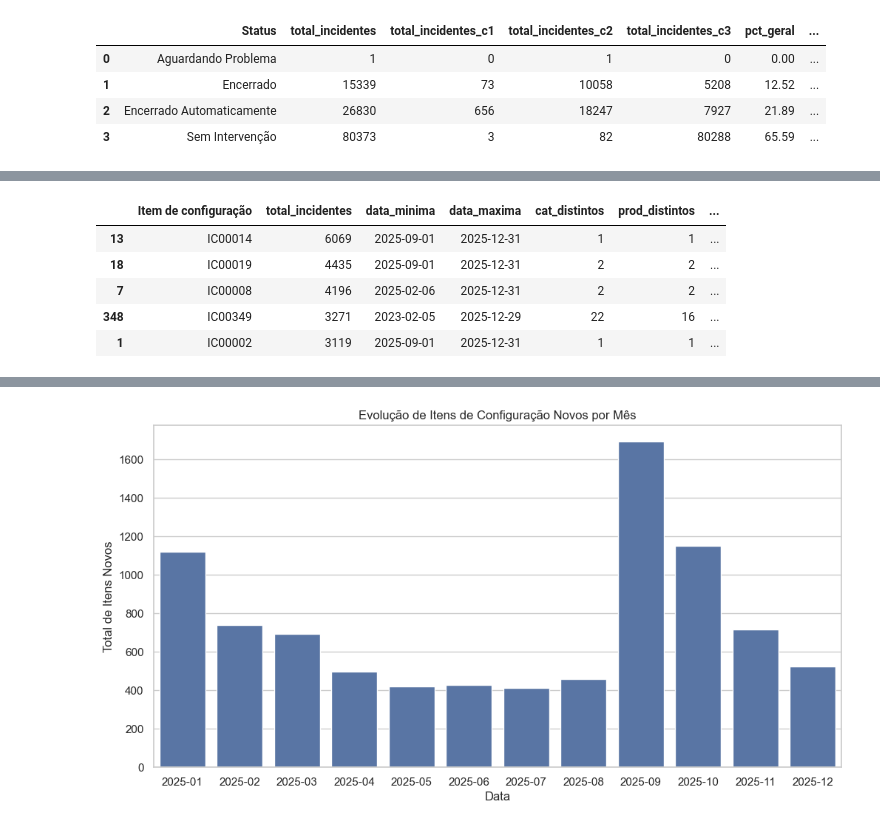
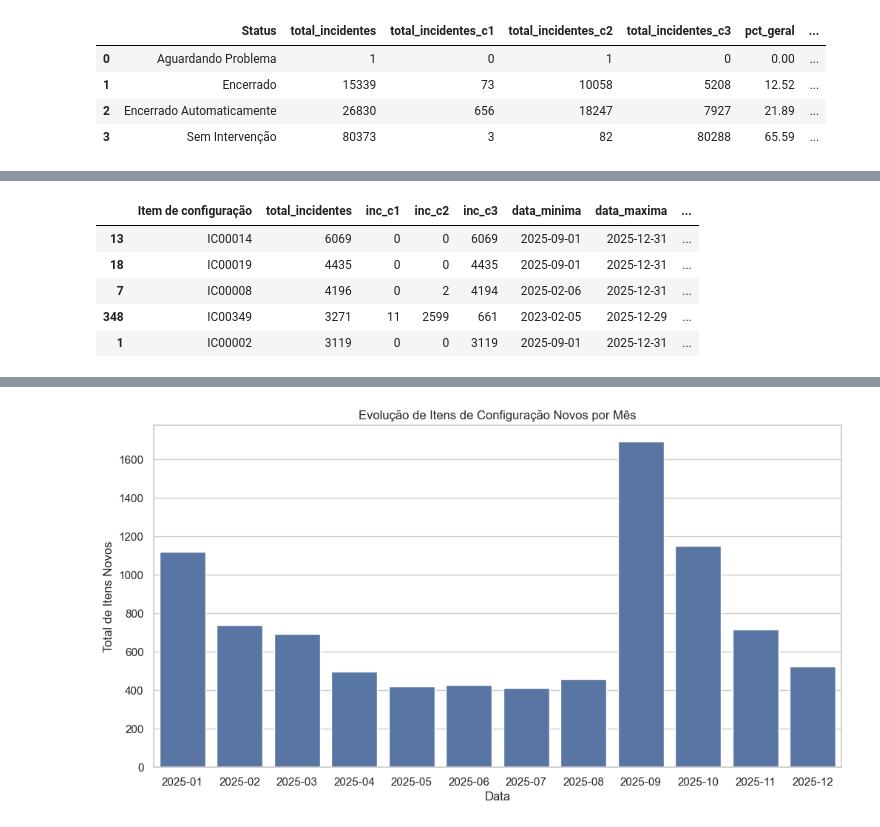
Before and after one commit to jffdevbr/challenge_locaweb, a Jupyter notebook: notebooks/data_exploration_target_behavior.ipynb, the cells around one changed output, grey strips where cells are left out. Saved outputs shown, nothing was run; the diff lists cells and outputs as text; code cells hidden in the pictures.

```diff
--- a/notebooks/data_exploration_target_behavior.ipynb
+++ b/notebooks/data_exploration_target_behavior.ipynb
@@ -1068,3 +1294,13 @@ Hipótese 2: A relação entre o número de itens novos X itens fechados (itens
-# %%
-df['Categoria_Subcategoria'] = df['Categoria'].astype(str) + '_' + df['Subcategoria'].astype(str)
-df['Produto_Categoria_Subcategoria'] = df['Produto'].astype(str) + '_' + df['Categoria'].astype(str) + '_' + df['Subcategoria'].astype(str)
+# %%
+# Registros em que IC é nulo
+df['IC_is_null'] = df['Item de configuração'].isnull()
+df_ic_nulo = df.groupby('IC_is_null').agg(
+    total_incidentes=('Número', 'count'),
+    total_incidentes_c1=('comportamento', lambda x: (x == 1).sum()), # total de incidentes no comportamento 1
+    total_incidentes_c2=('comportamento', lambda x: (x == 2).sum()), # total de incidentes no comportamento 2
+    total_incidentes_c3=('comportamento', lambda x: (x == 3).sum()), # total de incidentes no comportamento 3
+    aberto_por_monitoramento=('Aberto por', lambda x: (x == 'Monitoramento').sum())
+).reset_index()
+df_ic_nulo['pct_geral'] = round((df_ic_nulo['total_incidentes']/total_registros) *100, 2)
+
+df_ic_nulo.head()
@@ -1071,25 +1311,85 @@ df['Produto_Categoria_Subcategoria'] = df['Produto'].astype(str) + '_' + df['Cat
 # %%
 itens_config = df.groupby('Item de configuração').agg(
+    # Métrica de volume para entender quais itens de configuração (IC) estão mais propensos a gerar incidentes
     total_incidentes=('Número', 'count'), # total de incidentes por item de configuração
+    inc_c1=('comportamento', lambda x: (x == 1).sum()), # total de incidentes no comportamento 1
+    inc_c2=('comportamento', lambda x: (x == 2).sum()), # total de incidentes no comportamento 2
+    inc_c3=('comportamento', lambda x: (x == 3).sum()), # total de incidentes no comportamento 3
+
+    # Métrica temporal para entender o ciclo de vida do item de configuração (IC) e a frequência de incidentes
     data_minima=('data', 'min'), # primeira data de incidente para cada item de configuração
     data_maxima=('data', 'max'), # última data de incidente para cada item de configuração
+    ciclo_vida_dias=('data', lambda x: (x.max() - x.min()).days), # total de dias ativos do item de configuração
+    dias_ativos_c1=('data', lambda x: df.loc[x.index[df.loc[x.index, 'comportamento'] == 1], 'data'].nunique()), # total de dias ativos no comportamento 1
+    dias_ativos_c2=('data', lambda x: df.loc[x.index[df.loc[x.index, 'comportamento'] == 2], 'data'].nunique()), # total de dias ativos no comportamento 2
+    dias_ativos_c3=('data', lambda x: df.loc[x.index[df.loc[x.index, 'comportamento'] == 3], 'data'].nunique()), # total de dias ativos no comportamento 3
+
+    # Métricas de diversidade
     cat_distintos=('Categoria', 'nunique'), # total de categorias distintas por item de configuração
+    cat_distintos_c1=('Categoria', lambda x: df.loc[x.index[df.loc[x.index, 'comportamento'] == 1], 'Categoria'].nunique()), # total de categorias distintas no comportamento 1
+    cat_distintos_c2=('Categoria', lambda x: df.loc[x.index[df.loc[x.index, 'comportamento'] == 2], 'Categoria'].nunique()), # total de categorias distintas no comportamento 2
+    cat_distintos_c3=('Categoria', lambda x: df.loc[x.index[df.loc[x.index, 'comportamento'] == 3], 'Categoria'].nunique()), # total de categorias distintas no comportamento 3
     prod_distintos=('Produto', 'nunique'), # total de produtos distintos por item de configuração
-    cat_subcat_distintos=('Categoria_Subcategoria', 'nunique'), # total de categorias_subcategorias distintas por item de configuração
-    prod_cat_subcat_distintos=('Produto_Categoria_Subcategoria', 'nunique'), # total de produtos_categorias_subcategorias distintas por item de configuração
+    prod_distintos_c1=('Produto', lambda x: df.loc[x.index[df.loc[x.index, 'comportamento'] == 1], 'Produto'].nunique()), # total de produtos distintos no comportamento 1
+    prod_distintos_c2=('Produto', lambda x: df.loc[x.index[df.loc[x.index, 'comportamento'] == 2], 'Produto'].nunique()), # total de produtos distintos no comportamento 2
+    prod_distintos_c3=('Produto', lambda x: df.loc[x.index[df.loc[x.index, 'comportamento'] == 3], 'Produto'].nunique()), # total de produtos distintos no comportamento 3
     times_distintos=('Grupo designado', 'nunique'), # total de times distintos por item de configuração
-    total_incidentes_c1=('comportamento', lambda x: (x == 1).sum()), # total de incidentes no comportamento 1
-    total_incidentes_c2=('comportamento', lambda x: (x == 2).sum()), # total de incidentes no comportamento 2
-    total_incidentes_c3=('comportamento', lambda x: (x == 3).sum()) # total de incidentes no comportamento 3
+    times_distintos_c1=('Grupo designado', lambda x: df.loc[x.index[df.loc[x.index, 'comportamento'] == 1], 'Grupo designado'].nunique()), # total de times distintos no comportamento 1
+    times_distintos_c2=('Grupo designado', lambda x: df.loc[x.index[df.loc[x.index, 'comportamento'] == 2], 'Grupo designado'].nunique()), # total de times distintos no comportamento 2
+    times_distintos_c3=('Grupo designado', lambda x: df.loc[x.index[df.loc[x.index, 'comportamento'] == 3], 'Grupo designado'].nunique()), # total de times distintos no comportamento 3
+
+    # Métricas de prioridade para entender a criticidade dos incidentes por item de configuração
+    inc_p1_c1=('Prioridade_Ordinal', lambda x: ((x == 1) & (df.loc[x.index, 'comportamento'] == 1)).sum()), # total de incidentes de prioridade 1 no comportamento 1
+    inc_p2_c1=('Prioridade_Ordinal', lambda x: ((x == 2) & (df.loc[x.index, 'comportamento'] == 1)).sum()), # total de incidentes de prioridade 2 no comportamento 1
+    inc_p3_c1=('Prioridade_Ordinal', lambda x: ((x == 3) & (df.loc[x.index, 'comportamento'] == 1)).sum()), # total de incidentes de prioridade 3 no comportamento 1
+    inc_p4_c1=('Prioridade_Ordinal', lambda x: ((x == 4) & (df.loc[x.index, 'comportamento'] == 1)).sum()), # total de incidentes de prioridade 4 no comportamento 1
+    inc_p5_c1=('Prioridade_Ordinal', lambda x: ((x == 5) & (df.loc[x.index, 'comportamento'] == 1)).sum()), # total de incidentes de prioridade 5 no comportamento 1
+    inc_p1_c2=('Prioridade_Ordinal', lambda x: ((x == 1) & (df.loc[x.index, 'comportamento'] == 2)).sum()), # total de incidentes de prioridade 1 no comportamento 2
+    inc_p2_c2=('Prioridade_Ordinal', lambda x: ((x == 2) & (df.loc[x.index, 'comportamento'] == 2)).sum()), # total de incidentes de prioridade 2 no comportamento 2
+    inc_p3_c2=('Prioridade_Ordinal', lambda x: ((x == 3) & (df.loc[x.index, 'comportamento'] == 2)).sum()), # total de incidentes de prioridade 3 no comportamento 2
+    inc_p4_c2=('Prioridade_Ordinal', lambda x: ((x == 4) & (df.loc[x.index, 'comportamento'] == 2)).sum()), # total de incidentes de prioridade 4 no comportamento 2
+    inc_p5_c2=('Prioridade_Ordinal', lambda x: ((x == 5) & (df.loc[x.index, 'comportamento'] == 2)).sum()), # total de incidentes de prioridade 5 no comportamento 2
+    inc_p1_c3=('Prioridade_Ordinal', lambda x: ((x == 1) & (df.loc[x.index, 'comportamento'] == 3)).sum()), # total de incidentes de prioridade 1 no comportamento 3
+    inc_p2_c3=('Prioridade_Ordinal', lambda x: ((x == 2) & (df.loc[x.index, 'comportamento'] == 3)).sum()), # total de incidentes de prioridade 2 no comportamento 3
+    inc_p3_c3=('Prioridade_Ordinal', lambda x: ((x == 3) & (df.loc[x.index, 'comportamento'] == 3)).sum()), # total de incidentes de prioridade 3 no comportamento 3
+    inc_p4_c3=('Prioridade_Ordinal', lambda x: ((x == 4) & (df.loc[x.index, 'comportamento'] == 3)).sum()), # total de incidentes de prioridade 4 no comportamento 3
+    inc_p5_c3=('Prioridade_Ordinal', lambda x: ((x == 5) & (df.loc[x.index, 'comportamento'] == 3)).sum()), # total de incidentes de prioridade 5 no comportamento 3
+
+    # Métricas de Abertura por Monitoramento em C1/C2/C3 para entender se o item de configuração (IC) passou a ser monitorado automáticamente ou não
+    inc_aberto_monitoramento=('Aberto por', lambda x: (x == "Monitoramento").sum()), # total de incidentes do IC abertos por monitoramento
+    inc_aberto_monitoramento_c1=('Aberto por', lambda x: ((x == "Monitoramento") & (df.loc[x.index, 'comportamento'] == 1)).sum()), # total de incidentes do IC abertos por monitoramento no comportamento 1
+    inc_aberto_monitoramento_c2=('Aberto por', lambda x: ((x == "Monitoramento") & (df.loc[x.index, 'comportamento'] == 2)).sum()), # total de incidentes do IC abertos por monitoramento no comportamento 2
+    inc_aberto_monitoramento_c3=('Aberto por', lambda x: ((x == "Monitoramento") & (df.loc[x.index, 'comportamento'] == 3)).sum()), # total de incidentes do IC abertos por monitoramento no comportamento 3
+
 ).reset_index()
 
+itens_config['ciclo_vida_meses'] = itens_config['ciclo_vida_dias'] / 30 # ciclo de vida do IC em meses
+
+itens_config['pct_inc_aberto_monitoramento_c1'] = itens_config['inc_aberto_monitoramento_c1'] / itens_config['inc_c1'] * 100
+itens_config['pct_inc_aberto_monitoramento_c2'] = itens_config['inc_aberto_monitoramento_c2'] / itens_config['inc_c2'] * 100
+itens_config['pct_inc_aberto_monitoramento_c3'] = itens_config['inc_aberto_monitoramento_c3'] / itens_config['inc_c3'] * 100
+
+itens_config = itens_config.fillna(0)
+
+# Frequência - Média de incidentes por dia para cada comportamento (C1, C2, C3) | Do total de dias
+for comportamento in [1, 2, 3]:
+    itens_config[f'media_inc_por_dia_c{comportamento}'] = itens_config[f'inc_c{comportamento}'] / mapa_dias_comportamento[comportamento]
+
+# Intensidade - Média de incidentes por dia ativo do item de configuração (IC) para cada comportamento (C1, C2, C3) | Dos dias em que efetivamente houve incidentes para o IC
+for comportamento in [1, 2, 3]:
+    itens_config[f'media_inc_por_dia_ativo_c{comportamento}'] = itens_config[f'inc_c{comportamento}'] / itens_config[f'dias_ativos_c{comportamento}']
+
+# Métrica de Recência
+itens_config['dias_desde_ultimo_incidente'] = (df_diario['data'].max() - itens_config['data_maxima']).dt.days # diferença de dias entre a última aparição do IC e a data mais recente do dataset
+
+itens_config = itens_config.fillna(0)
+
 itens_config = itens_config.sort_values(by='total_incidentes', ascending=False)
-
 itens_config.head(5)
 # %% [output]
-|  | Item de configuração | total_incidentes | data_minima | data_maxima | cat_distintos | prod_distintos | ... |
-| 13 | IC00014 | 6069 | 2025-09-01 | 2025-12-31 | 1 | 1 | ... |
-| 18 | IC00019 | 4435 | 2025-09-01 | 2025-12-31 | 2 | 2 | ... |
-| 7 | IC00008 | 4196 | 2025-02-06 | 2025-12-31 | 2 | 2 | ... |
-| 348 | IC00349 | 3271 | 2023-02-05 | 2025-12-29 | 22 | 16 | ... |
-| 1 | IC00002 | 3119 | 2025-09-01 | 2025-12-31 | 1 | 1 | ... |
+|  | Item de configuração | total_incidentes | inc_c1 | inc_c2 | inc_c3 | data_minima | data_maxima | ... |
+| 13 | IC00014 | 6069 | 0 | 0 | 6069 | 2025-09-01 | 2025-12-31 | ... |
+| 18 | IC00019 | 4435 | 0 | 0 | 4435 | 2025-09-01 | 2025-12-31 | ... |
+| 7 | IC00008 | 4196 | 0 | 2 | 4194 | 2025-02-06 | 2025-12-31 | ... |
+| 348 | IC00349 | 3271 | 11 | 2599 | 661 | 2023-02-05 | 2025-12-29 | ... |
+| 1 | IC00002 | 3119 | 0 | 0 | 3119 | 2025-09-01 | 2025-12-31 | ... |
```
Also changed, not shown: parts of 71 cells of this notebook.
